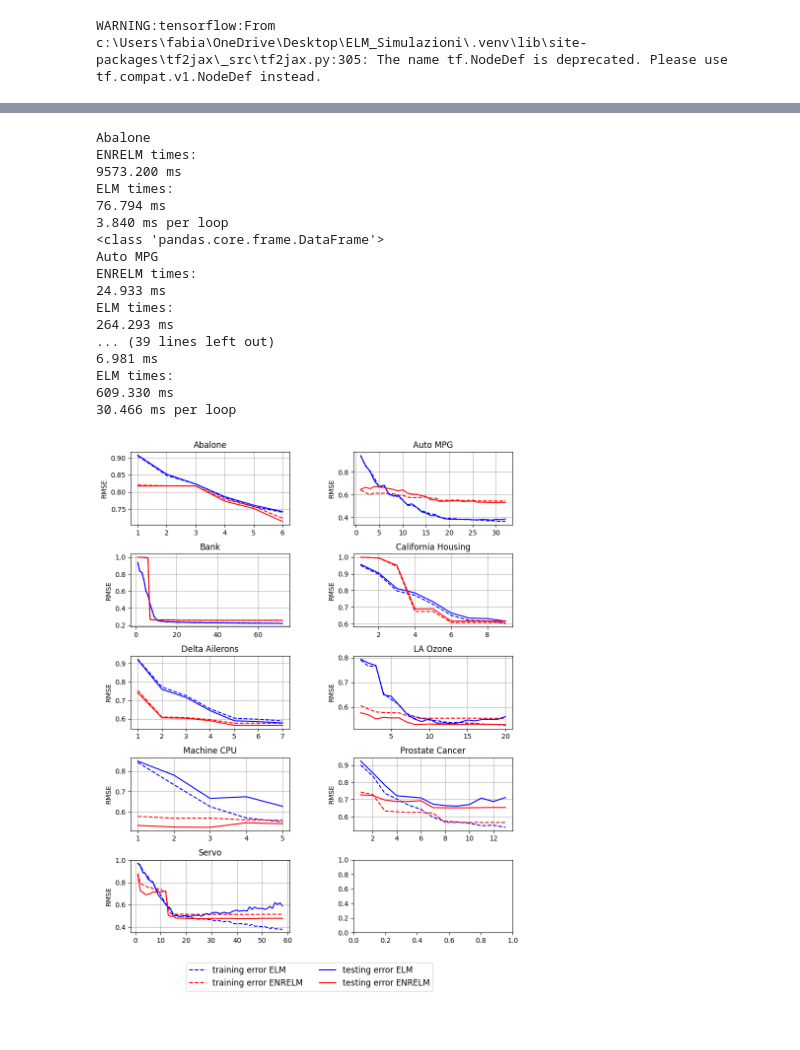
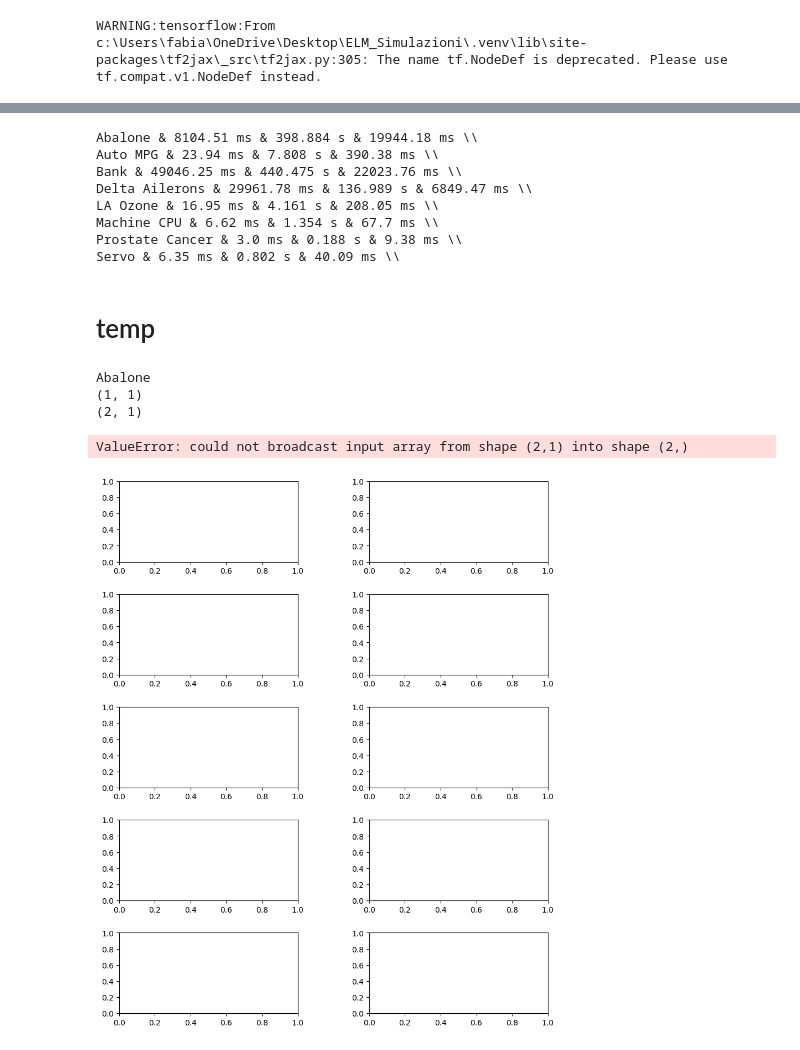
Before and after one commit to FabianoVeglianti/Effective-Non-Random-Extreme-Learning-Machine, a Jupyter notebook: experiments.ipynb, the cells around one changed output, grey strips where cells are left out. Saved outputs shown, nothing was run; the diff lists cells and outputs as text; code cells hidden in the pictures; blank space fills up the shorter version.

Commit message:
Added incremental ENRELM

```diff
--- a/experiments.ipynb
+++ b/experiments.ipynb
@@ -224,0 +335,3 @@ INFO:matplotlib.mathtext:Substituting symbol N from STIXNonUnicode
+# %%
+for key, val in results.items():
+    print(key)
@@ -225,7 +922,21 @@ INFO:matplotlib.mathtext:Substituting symbol N from STIXNonUnicode
+# %%
+t = "Abalone;8104.5149;398883.637;19944.18185\nAuto MPG;23.9356;7807.561;390.37805\nBank;49046.2485;440475.2804;22023.76402\nDelta Ailerons;29961.7806;136989.3605;6849.468025\nLA Ozone;16.9537;4161.0684;208.05342\nMachine CPU;6.6234;1354.0611;67.703055\nProstate Cancer;2.9974;187.6047;9.380235\nServo;6.3463;801.8171;40.090855"
+d_ = t.split("\n")
+for d in d_:
+    p = d.split(";")
+    print(p[0] + " & " + str(round(float(p[1]), 2)) + " ms & " + str(round(float(p[2])/1000.0, 3)) + " s & " + str(round(float(p[3]), 2)) + " ms \\\\")
+# %% [output]
+Abalone & 8104.51 ms & 398.884 s & 19944.18 ms \\
+Auto MPG & 23.94 ms & 7.808 s & 390.38 ms \\
+Bank & 49046.25 ms & 440.475 s & 22023.76 ms \\
+Delta Ailerons & 29961.78 ms & 136.989 s & 6849.47 ms \\
+LA Ozone & 16.95 ms & 4.161 s & 208.05 ms \\
+Machine CPU & 6.62 ms & 1.354 s & 67.7 ms \\
+Prostate Cancer & 3.0 ms & 0.188 s & 9.38 ms \\
+Servo & 6.35 ms & 0.802 s & 40.09 ms \\
+# %% [markdown]
+# temp
 # %%
-import datagenerator
-import dataloader
-
 # Initialize figure and subplots
 fig, axes = plt.subplots(5, 2, figsize=(10, 12.5))
 fig.subplots_adjust(hspace=0.4, wspace=0.4)
@@ -234,7 +945,7 @@ loaders = {
     1: ("Abalone", dataloader.load_abalone),
     2: ("Auto MPG", dataloader.load_auto_mpg),
     3: ("Bank", dataloader.load_bank),
-    4: ("California Housing", dataloader.load_california_housing),
+#    4: ("California Housing", dataloader.load_california_housing),
     5: ("Delta Ailerons", dataloader.load_delta_ailerons),
     6: ("LA Ozone", dataloader.load_LAozone),
     7: ("Machine CPU", dataloader.load_machine_cpu),
@@ -242,52 +953,53 @@ loaders = {
     9: ("Servo", dataloader.load_servo)
 }
 
-# Iterate through each combination to place in the correct subplot
+df_times = pd.DataFrame(columns=["dataset", "time_ENRELM", "time_ELM", "time_ELM_per_loop"])
+
 for key, value in loaders.items():
                 ax = axes[(key-1)//2, (key-1)%2]
                 name = value[0]
                 loader = value[1]
                 generator = datagenerator.LoaderDataGenerator(name, loader)
                 res = generator.generate()
                 print(res['name'])
                 X = res['data'][0]
                 y = res['data'][1]
 
-                X_axis, train_err_ELM, train_err_ENRELM, test_err_ELM, test_err_ENRELM = single_dataset_simulation(X,y)
+                X_axis, train_err_ELM, train_err_ENRELM, train_err_approximated_ENRELM,test_err_ELM, test_err_ENRELM, test_err_approximated_ENRELM, time_ENRELM, time_approximated_ENRELM, time_ELM, time_ELM_per_loop = single_dataset_simulation(X,y)
+
+                times = pd.DataFrame([{
+                    "dataset": name,
+                    "time_ENRELM": time_ENRELM,
+                    "time_ELM": time_ELM,
+                    "time_ELM_per_loop": time_ELM_per_loop
+                }])
+                df_times = pd.concat([df_times, times], ignore_index=True)
 
                 ax.plot(X_axis, train_err_ELM, 'b--', label='training error ELM')
-                ax.plot(X_axis, train_err_ENRELM, 'r--', label='training error ENRELM')
+                ax.plot(X_axis, train_err_approximated_ENRELM, 'r--', label='training error approximated ENRELM')
+                ax.plot(X_axis, train_err_ENRELM, 'y--', label='training error ENRELM')
                 ax.plot(X_axis, test_err_ELM, 'b-', label='testing error ELM')
-                ax.plot(X_axis, test_err_ENRELM, 'r-', label='testing error ENRELM')
+                ax.plot(X_axis, test_err_approximated_ENRELM, 'r-', label='testing error approximated ENRELM')
+                ax.plot(X_axis, test_err_ENRELM, 'y-', label='testing error ENRELM')
                 ax.set_title(name)
-                #ax.set_ylim(0,2)
+                ax.set_ylim(0,2)
                 ax.set_ylabel('RMSE')
                 #ax.legend(loc='upper right')
                 ax.grid(True)
 
+df_times.to_csv("times_real_datasets.csv", sep=";", index=False)
 
 handles, labels = ax.get_legend_handles_labels()
 fig.legend(handles, labels, loc='lower center', ncol=2, fontsize=12)
 # Adjust layout to make space for the legend
 plt.subplots_adjust(bottom=0.1)
 # Show plot
+#plt.savefig("image_real_datasets.eps", format="eps")
+#plt.savefig("image_real_datasets.png")
 plt.show()
 # %% [output]
 Abalone
-ENRELM times:
-9573.200 ms
-ELM times:
-76.794 ms
-3.840 ms per loop
-<class 'pandas.core.frame.DataFrame'>
-Auto MPG
-ENRELM times:
-24.933 ms
-ELM times:
-264.293 ms
-... (39 lines left out)
-6.981 ms
-ELM times:
-609.330 ms
-30.466 ms per loop
+(1, 1)
+(2, 1)
+ValueError: could not broadcast input array from shape (2,1) into shape (2,)
-[figure, old version]
+[figure, new version]
```
Also changed, not shown: parts of 17 cells of this notebook, 4 other files.
